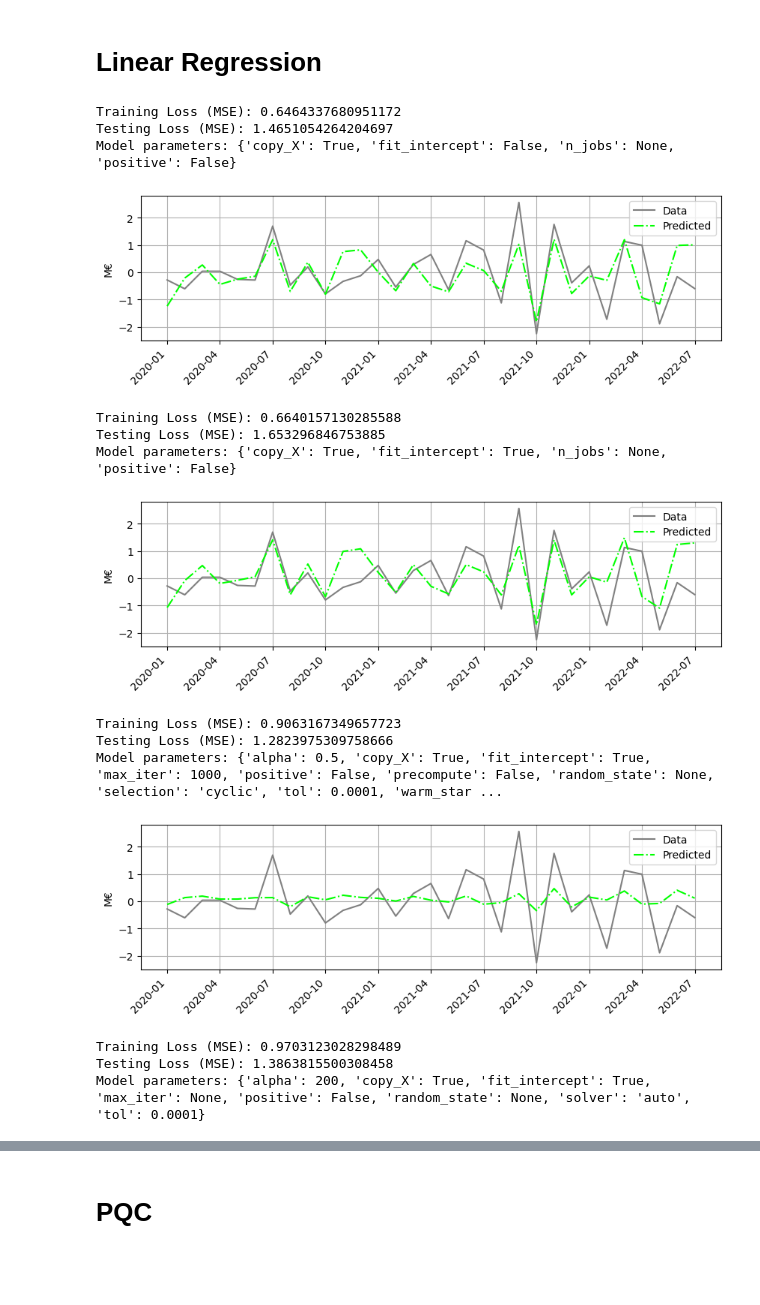
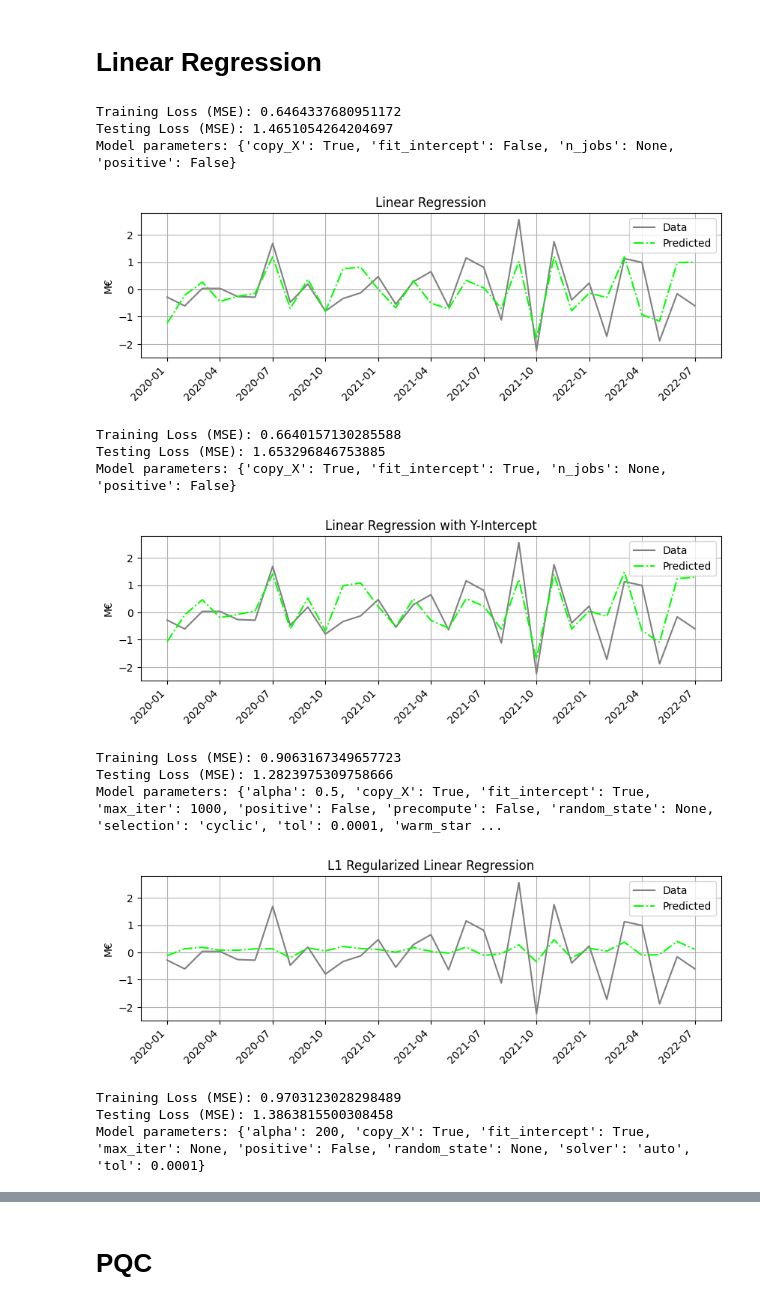
Before and after one commit to ElioDiNino/CPEN400Q-Project, a Jupyter notebook: src/demo.ipynb, the cells around one changed output, grey strips where cells are left out. Cells and saved outputs as stored; diff of their text form; code cells hidden in the pictures; blank space fills up the shorter version.

Commit message:
chore(demo): start standardizing demo methods

```diff
--- a/src/demo.ipynb
+++ b/src/demo.ipynb
@@ -11,56 +17,85 @@ import numpy as np
+# %%
+# Preprocess the data: Apply normalization and scaling like paper
+new_filepath, min_value, max_value, initial_value = (
+    ForecastingMethod.preprocess_data(
+        filepath="../data/paper-data.csv",
+        difference=False,
+        scale_to_range=True,
+        training_data_cutoff=TRAIN_TEST_RATIO,
+    )
+)
+
+# Load the data
+X, y = ForecastingMethod.load_data("../data/paper-data.csv")
+# X, y = ForecastingMethod.load_data(filepath=new_filepath)
+X_train, X_test, y_train, y_test = train_test_split(
+    X, y, test_size=(1 - TRAIN_TEST_RATIO), shuffle=False
+)
 # %% [markdown]
 # Linear Regression
 # %%
 from linear_regression import LinearRegression
 # %%
-X, y = ForecastingMethod.load_data("../data/paper-data.csv")
-X_train, X_test, y_train, y_test = train_test_split(
-    X, y, test_size=0.2, shuffle=False
-)
-
 models = [
-    LinearRegression(regularization=None, fit_intercept=False, cv_folds=None),
-    LinearRegression(regularization=None, fit_intercept=True, cv_folds=None),
-    LinearRegression(
-        regularization="l1",
-        fit_intercept=True,
-        cv_folds=5,
-        alphas=[0.1, 0.3, 0.5, 1, 5, 10, 100],
+    (
+        "Linear Regression",
+        LinearRegression(
+            regularization=None, fit_intercept=False, cv_folds=None
+        ),
     ),
-    LinearRegression(
-        regularization="l2",
-        fit_intercept=True,
-        cv_folds=5,
-        alphas=[0.1, 0.5, 1, 5, 10, 100, 200, 500, 1000],
+    (
+        "Linear Regression with Y-Intercept",
+        LinearRegression(
+            regularization=None, fit_intercept=True, cv_folds=None
+        ),
+    ),
+    (
+        "L1 Regularized Linear Regression",
+        LinearRegression(
+            regularization="l1",
+            fit_intercept=True,
+            cv_folds=5,
+            alphas=[0.1, 0.3, 0.5, 1, 5, 10, 100],
+        ),
+    ),
+    (
+        "L2 Regularized Linear Regression",
+        LinearRegression(
+            regularization="l2",
+            fit_intercept=True,
+            cv_folds=5,
+            alphas=[0.1, 0.5, 1, 5, 10, 100, 200, 500, 1000],
+        ),
     ),
 ]
-for model in models:
+for name, model in models:
     model.train(X_train, y_train)
     y_pred = model.predict(X_test)
     print(f"Training Loss (MSE): {model.score(X, y)}")
     print(f"Testing Loss (MSE): {model.score(X_test, y_test)}")
     print(f"Model parameters: {model.model.get_params()}")
 
     plot_sales_growth(
         date(2020, 1, 1),
         y,
         model.predict(X),
         pred_linestyle="-.",
         pred_color="lime",
+        title=name,
     )
 # %% [output]
 Training Loss (MSE): 0.6464337680951172
 Testing Loss (MSE): 1.4651054264204697
 Model parameters: {'copy_X': True, 'fit_intercept': False, 'n_jobs': None, 'positive': False}
-[figure, old version]
+[figure, new version]
 Training Loss (MSE): 0.6640157130285588
 Testing Loss (MSE): 1.653296846753885
 Model parameters: {'copy_X': True, 'fit_intercept': True, 'n_jobs': None, 'positive': False}
-[figure, old version]
+[figure, new version]
 Training Loss (MSE): 0.9063167349657723
 Testing Loss (MSE): 1.2823975309758666
 Model parameters: {'alpha': 0.5, 'copy_X': True, 'fit_intercept': True, 'max_iter': 1000, 'positive': False, 'precompute': False, 'random_state': None, 'selection': 'cyclic', 'tol': 0.0001, 'warm_star ...
-[figure, old version]
+[figure, new version]
 Training Loss (MSE): 0.9703123028298489
 Testing Loss (MSE): 1.3863815500308458
 Model parameters: {'alpha': 200, 'copy_X': True, 'fit_intercept': True, 'max_iter': None, 'positive': False, 'random_state': None, 'solver': 'auto', 'tol': 0.0001}
```
Also changed, not shown: parts of 10 cells of this notebook.
